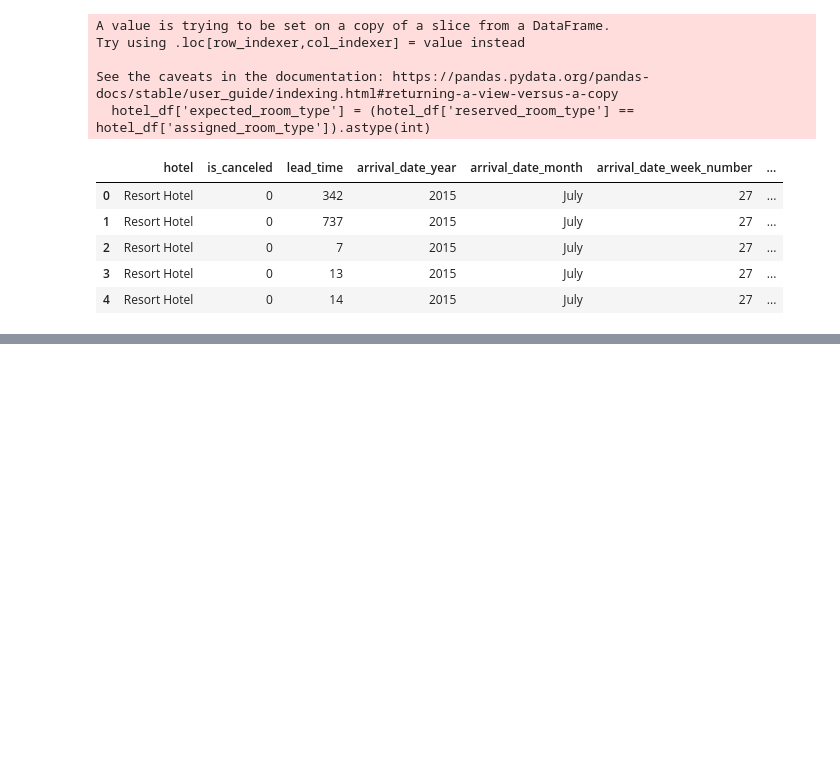
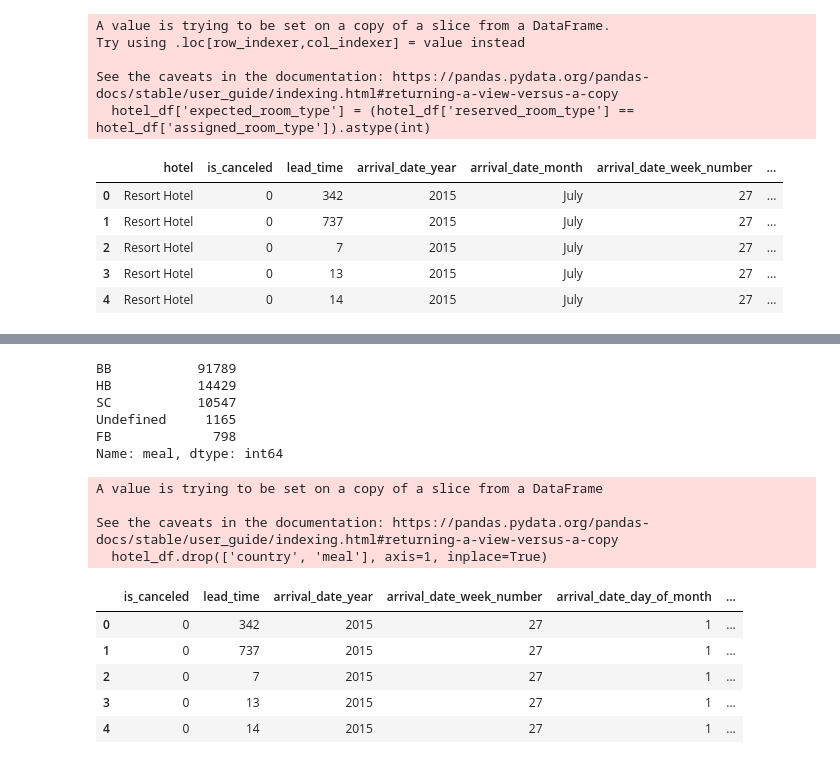
Before and after one commit to leeCodingStudio/Python_machine_learning, a Jupyter notebook: 9_랜덤_포레스트.ipynb, the cells around one changed output, grey strips where cells are left out. Cells and saved outputs as stored; diff of their text form; code cells hidden in the pictures; blank space fills up the shorter version.

```diff
--- a/9_랜덤_포레스트.ipynb
+++ b/9_랜덤_포레스트.ipynb
@@ -406,0 +516,6 @@ hotel_df.head()
+# %%
+obj_list = []
+
+for i in hotel_df.columns:
+    if hotel_df[i].dtype == 'O':
+        obj_list.append(i)
@@ -406,0 +556,30 @@ hotel_df.head()
+# %%
+hotel_df['meal'].value_counts()
+# %% [output]
+BB           91789
+HB           14429
+SC           10547
+Undefined     1165
+FB             798
+Name: meal, dtype: int64
+# %%
+hotel_df.drop(['country', 'meal'], axis=1, inplace=True)
+# %% [output]
+A value is trying to be set on a copy of a slice from a DataFrame
+
+See the caveats in the documentation: https://pandas.pydata.org/pandas-docs/stable/user_guide/indexing.html#returning-a-view-versus-a-copy
+  hotel_df.drop(['country', 'meal'], axis=1, inplace=True)
+# %%
+obj_list.remove('country')
+obj_list.remove('meal')
+# %%
+hotel_df = pd.get_dummies(hotel_df, columns=obj_list)
+# %%
+hotel_df.head()
+# %% [output]
+|  | is_canceled | lead_time | arrival_date_year | arrival_date_week_number | arrival_date_day_of_month | ... |
+| 0 | 0 | 342 | 2015 | 27 | 1 | ... |
+| 1 | 0 | 737 | 2015 | 27 | 1 | ... |
+| 2 | 0 | 7 | 2015 | 27 | 1 | ... |
+| 3 | 0 | 13 | 2015 | 27 | 1 | ... |
+| 4 | 0 | 14 | 2015 | 27 | 1 | ... |
```
Also changed, not shown: parts of 60 cells of this notebook.
